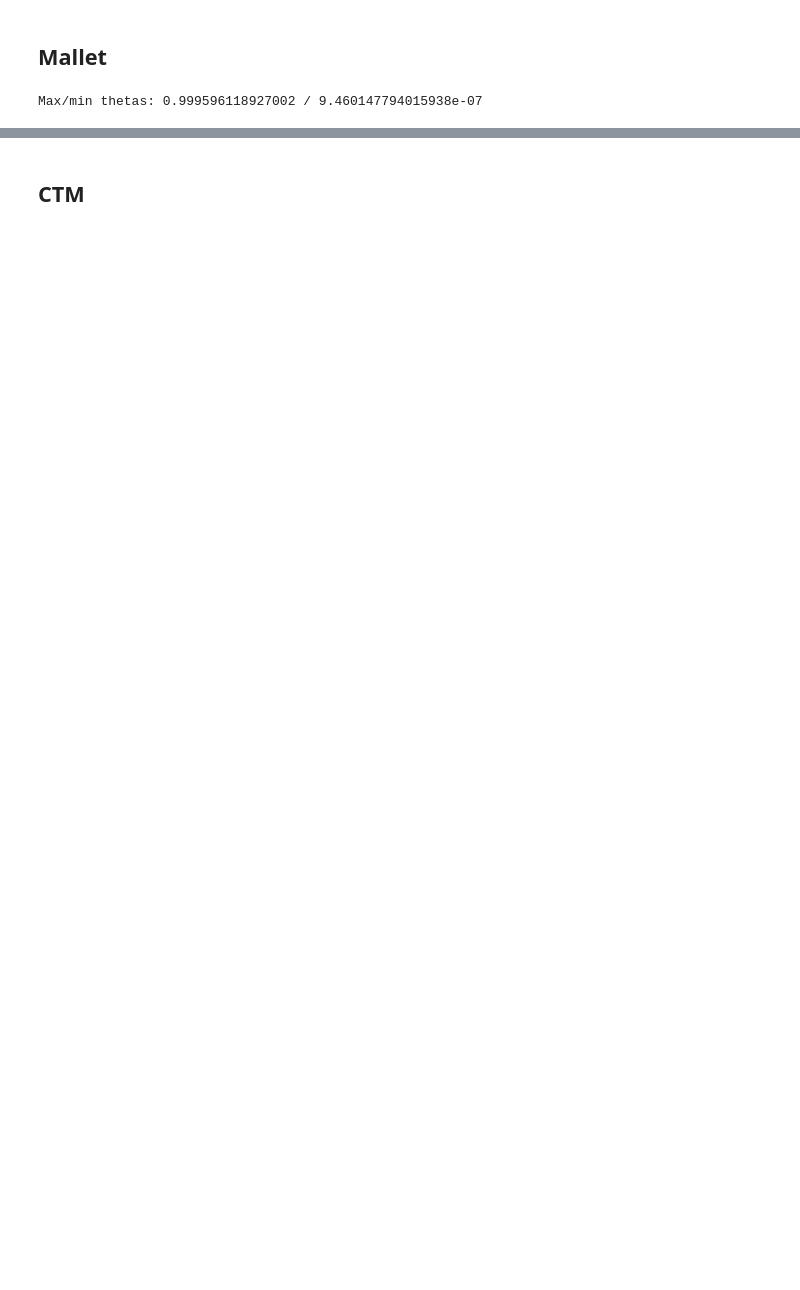
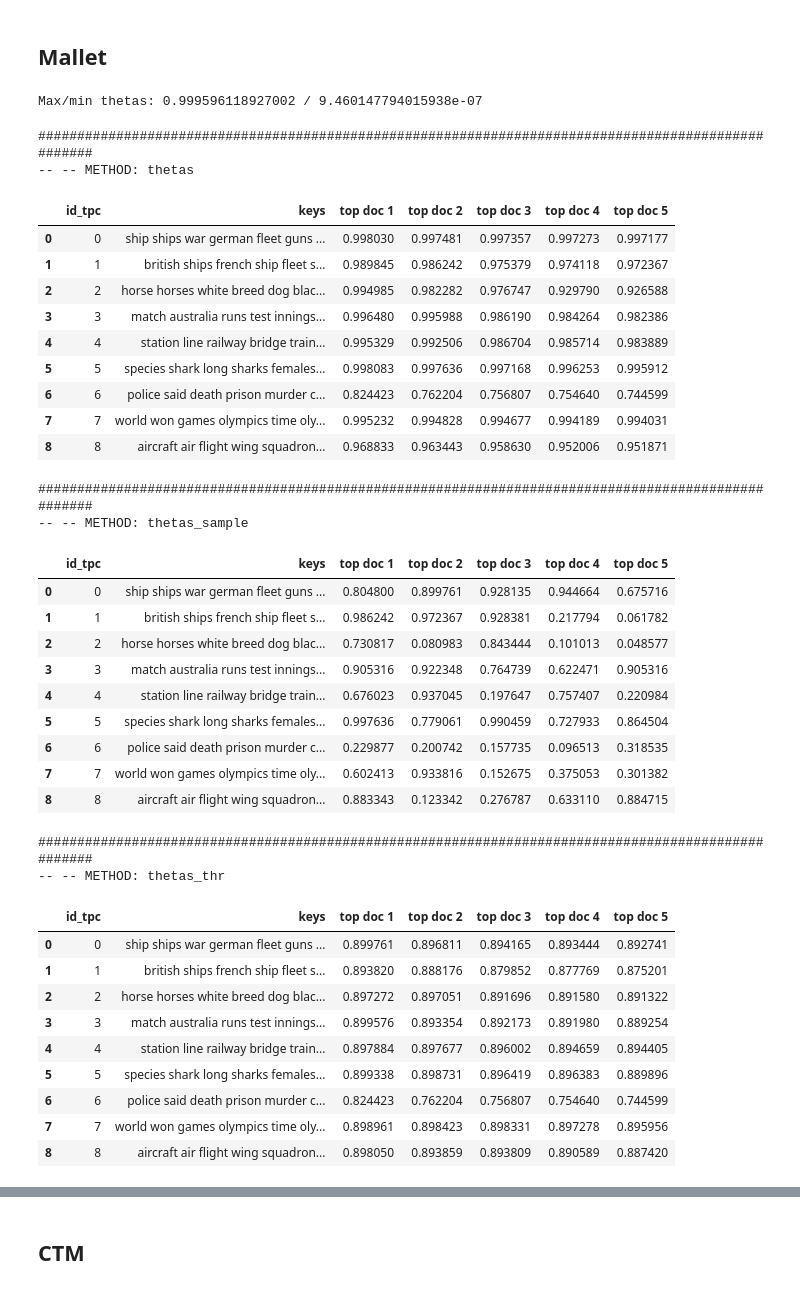
Before and after one commit to ahoho/proxann, a Jupyter notebook: notebooks/top_docs_sample_vs_thr.ipynb, the cells around one changed output, grey strips where cells are left out. Saved outputs shown, nothing was run; the diff lists cells and outputs as text; code cells hidden in the pictures; blank space fills up the shorter version.

```diff
--- a/notebooks/top_docs_sample_vs_thr.ipynb
+++ b/notebooks/top_docs_sample_vs_thr.ipynb
@@ -47,8 +47,33 @@ def create_top_docs_dataframe(method, top_docs, df, keys, thetas):
     return pd.DataFrame({
         "id_tpc": range(len(thetas.T)),
         "keys": keys,
-        **{f"top doc {i+1}": [df.text.iloc[top_docs[method][k][i]] for k in range(len(thetas.T))] for i in range(5)}
+        **{f"top doc {i+1}": [df.text.iloc[top_docs[method][k][i]][0:1000] for k in range(len(thetas.T))] for i in range(5)}
     })
+
+def create_top_docs_thetas_dataframe(method, top_docs, df, keys, thetas):
+    return pd.DataFrame({
+        "id_tpc": range(len(thetas.T)),
+        "keys": keys,
+        **{f"top doc {i+1}": [thetas.T[k][top_docs[method][k][i]] for k in range(len(thetas.T))] for i in range(5)}
+    })
+
+def reduce_threshold(matrix, initial_threshold, decrement=0.01):
+    threshold = initial_threshold
+    while True:
+        modified_matrix = matrix.copy()
+        satisfied = True
+
+        for col in range(matrix.shape[1]):
+            if np.all(matrix[:, col] <= threshold):
+                satisfied = False
+                break
+
+        if satisfied:
+            break
+
+        threshold -= decrement
+
+    return threshold
 # %%
 mallet_path = pathlib.Path("/export/usuarios_ml4ds/lbartolome/Repos/umd/theta-evaluation/data/models/mallet")
 ctm_path = pathlib.Path("/export/usuarios_ml4ds/lbartolome/Repos/umd/theta-evaluation/data/models/ctm")
@@ -91 +114,48 @@ Max/min thetas: 0.999596118927002 / 9.460147794015938e-07
+# %%
+for method in top_docs.keys():
+    print("##" * 50)
+    print(f"-- -- METHOD: {method}")
+    df_method = create_top_docs_thetas_dataframe(method, top_docs, df, keys, thetas)
+    display(df_method.iloc[0:9])
+    (path_save_tops / mallet_path.name).mkdir(exist_ok=True)
+    this_path_save = path_save_tops / mallet_path.name / f"{method}_top_docs.xlsx"
+    df_method.to_excel(this_path_save, index=False)
+    print("\n")
+# %% [output]
+####################################################################################################
+-- -- METHOD: thetas
+|  | id_tpc | keys | top doc 1 | top doc 2 | top doc 3 | top doc 4 | top doc 5 |
+| 0 | 0 | ship ships war german fleet guns ... | 0.998030 | 0.997481 | 0.997357 | 0.997273 | 0.997177 |
+| 1 | 1 | british ships french ship fleet s... | 0.989845 | 0.986242 | 0.975379 | 0.974118 | 0.972367 |
+| 2 | 2 | horse horses white breed dog blac... | 0.994985 | 0.982282 | 0.976747 | 0.929790 | 0.926588 |
+| 3 | 3 | match australia runs test innings... | 0.996480 | 0.995988 | 0.986190 | 0.984264 | 0.982386 |
+| 4 | 4 | station line railway bridge train... | 0.995329 | 0.992506 | 0.986704 | 0.985714 | 0.983889 |
+| 5 | 5 | species shark long sharks females... | 0.998083 | 0.997636 | 0.997168 | 0.996253 | 0.995912 |
+| 6 | 6 | police said death prison murder c... | 0.824423 | 0.762204 | 0.756807 | 0.754640 | 0.744599 |
+| 7 | 7 | world won games olympics time oly... | 0.995232 | 0.994828 | 0.994677 | 0.994189 | 0.994031 |
+| 8 | 8 | aircraft air flight wing squadron... | 0.968833 | 0.963443 | 0.958630 | 0.952006 | 0.951871 |
+####################################################################################################
+-- -- METHOD: thetas_sample
+|  | id_tpc | keys | top doc 1 | top doc 2 | top doc 3 | top doc 4 | top doc 5 |
+| 0 | 0 | ship ships war german fleet guns ... | 0.804800 | 0.899761 | 0.928135 | 0.944664 | 0.675716 |
+| 1 | 1 | british ships french ship fleet s... | 0.986242 | 0.972367 | 0.928381 | 0.217794 | 0.061782 |
+| 2 | 2 | horse horses white breed dog blac... | 0.730817 | 0.080983 | 0.843444 | 0.101013 | 0.048577 |
+| 3 | 3 | match australia runs test innings... | 0.905316 | 0.922348 | 0.764739 | 0.622471 | 0.905316 |
+| 4 | 4 | station line railway bridge train... | 0.676023 | 0.937045 | 0.197647 | 0.757407 | 0.220984 |
+| 5 | 5 | species shark long sharks females... | 0.997636 | 0.779061 | 0.990459 | 0.727933 | 0.864504 |
+| 6 | 6 | police said death prison murder c... | 0.229877 | 0.200742 | 0.157735 | 0.096513 | 0.318535 |
+| 7 | 7 | world won games olympics time oly... | 0.602413 | 0.933816 | 0.152675 | 0.375053 | 0.301382 |
+| 8 | 8 | aircraft air flight wing squadron... | 0.883343 | 0.123342 | 0.276787 | 0.633110 | 0.884715 |
+####################################################################################################
+-- -- METHOD: thetas_thr
+|  | id_tpc | keys | top doc 1 | top doc 2 | top doc 3 | top doc 4 | top doc 5 |
+| 0 | 0 | ship ships war german fleet guns ... | 0.899761 | 0.896811 | 0.894165 | 0.893444 | 0.892741 |
+| 1 | 1 | british ships french ship fleet s... | 0.893820 | 0.888176 | 0.879852 | 0.877769 | 0.875201 |
+| 2 | 2 | horse horses white breed dog blac... | 0.897272 | 0.897051 | 0.891696 | 0.891580 | 0.891322 |
+| 3 | 3 | match australia runs test innings... | 0.899576 | 0.893354 | 0.892173 | 0.891980 | 0.889254 |
+| 4 | 4 | station line railway bridge train... | 0.897884 | 0.897677 | 0.896002 | 0.894659 | 0.894405 |
+| 5 | 5 | species shark long sharks females... | 0.899338 | 0.898731 | 0.896419 | 0.896383 | 0.889896 |
+| 6 | 6 | police said death prison murder c... | 0.824423 | 0.762204 | 0.756807 | 0.754640 | 0.744599 |
+| 7 | 7 | world won games olympics time oly... | 0.898961 | 0.898423 | 0.898331 | 0.897278 | 0.895956 |
+| 8 | 8 | aircraft air flight wing squadron... | 0.898050 | 0.893859 | 0.893809 | 0.890589 | 0.887420 |
 # %%
```
Also changed, not shown: parts of 8 cells of this notebook, 10 other files.
